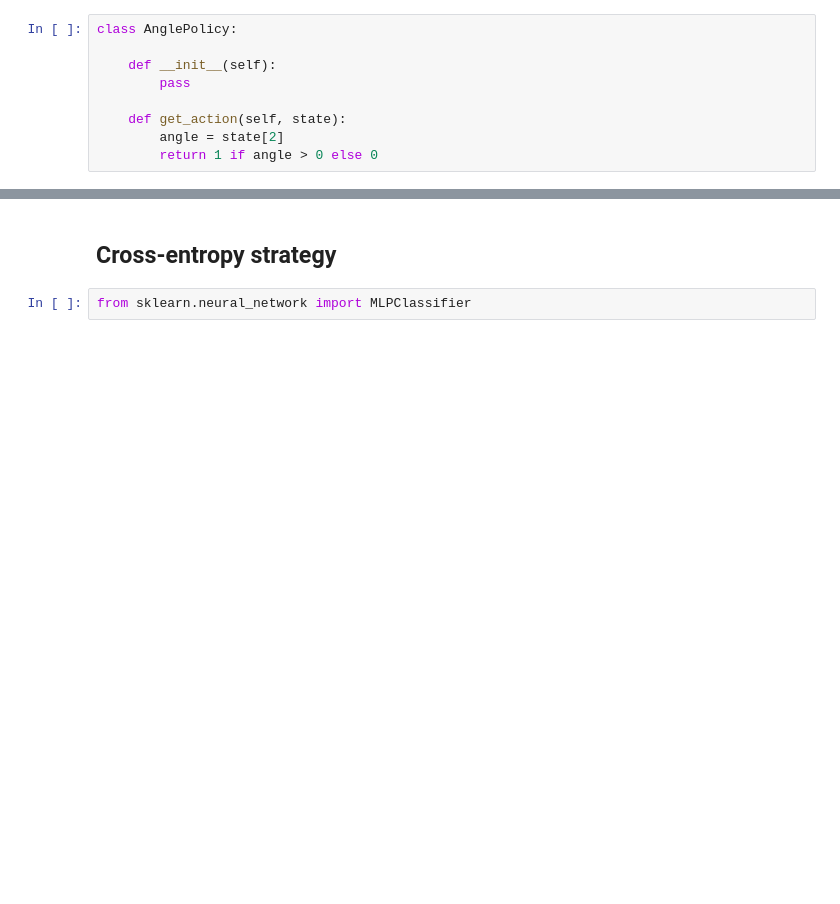
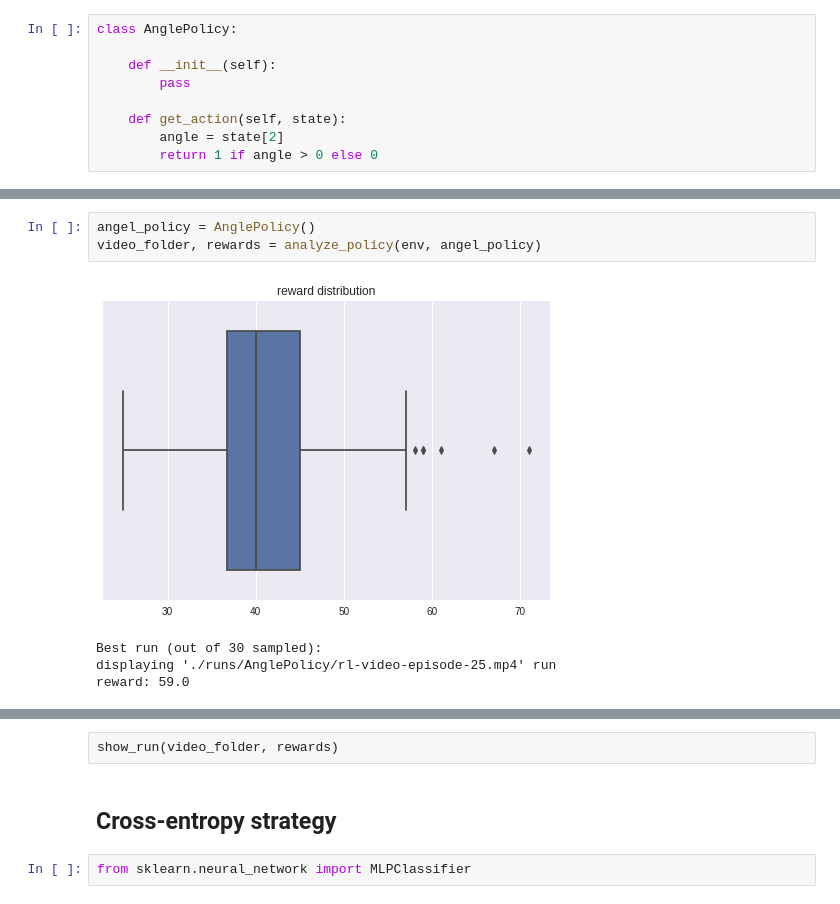
Before and after one commit to furiousteabag/ml-mipt-advanced, a Jupyter notebook: homeworks/lab2_rl/lab2_dqn_debug.ipynb, the cells around one changed output, grey strips where cells are left out. Saved outputs shown, nothing was run; the diff lists cells and outputs as text; blank space fills up the shorter version.

```diff
--- a/homeworks/lab2_rl/lab2_dqn_debug.ipynb
+++ b/homeworks/lab2_rl/lab2_dqn_debug.ipynb
@@ -246,0 +303,8 @@ array([ 9, 25, 22, 13, 20,  3, 17, 21, 11, 15, 27, 19, 12,  4,  6, 29, 28,
+# %%
+angel_policy = AnglePolicy()
+video_folder, rewards = analyze_policy(env, angel_policy)
+# %% [output]
+[figure, added]
+Best run (out of 30 sampled):
+displaying './runs/AnglePolicy/rl-video-episode-25.mp4' run
+reward: 59.0
@@ -247,3 +312,5 @@ array([ 9, 25, 22, 13, 20,  3, 17, 21, 11, 15, 27, 19, 12,  4,  6, 29, 28,
+# %% [raw]
+show_run(video_folder, rewards)
 # %% [markdown]
 ## Cross-entropy strategy
 # %%
```
Also changed, not shown: parts of 17 cells of this notebook.
